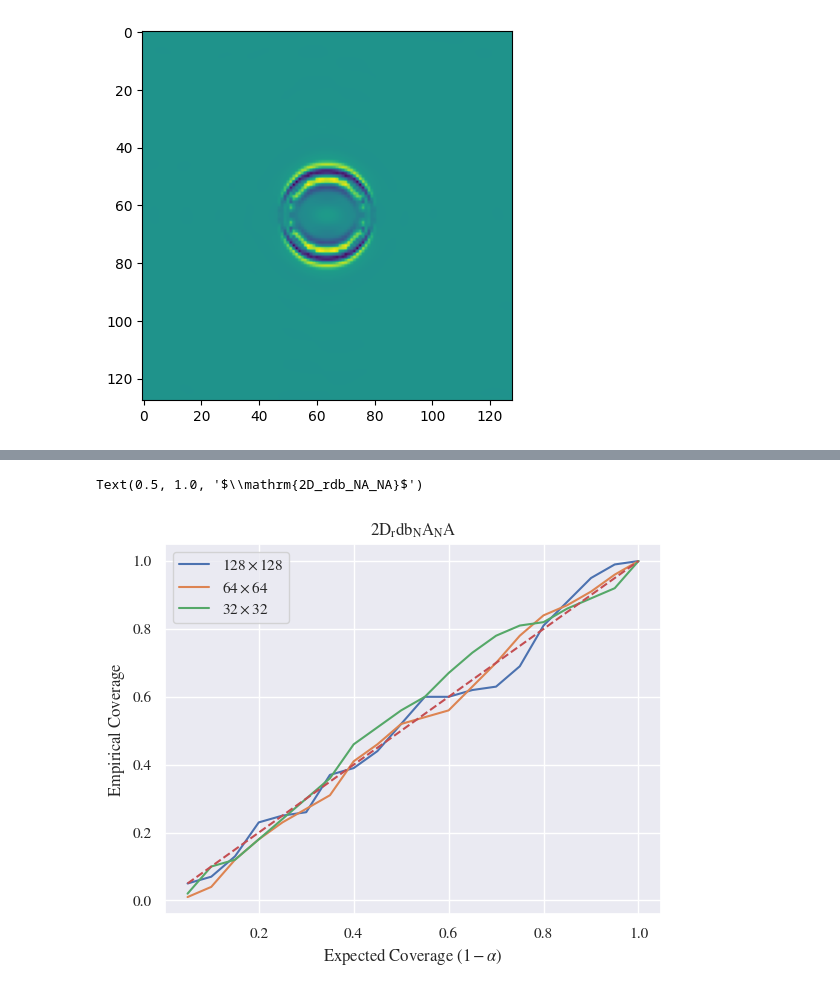
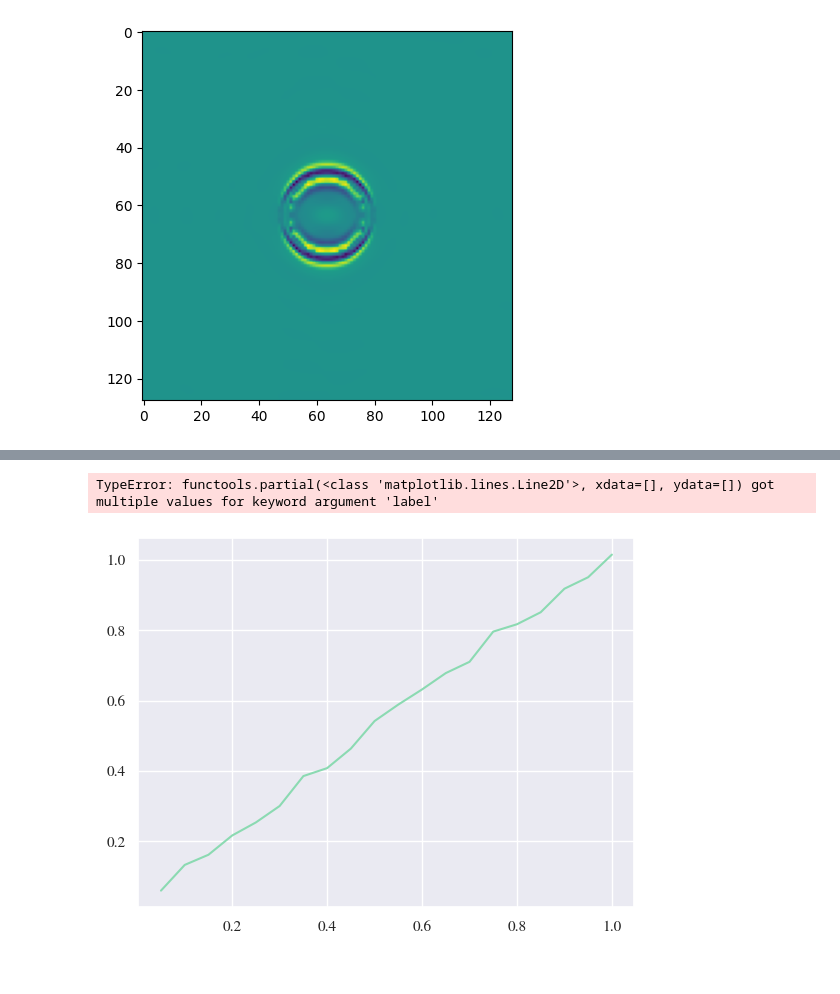
Before and after one commit to yashpatel5400/fpo, a Jupyter notebook: calibrate.ipynb, the cells around one changed output, grey strips where cells are left out. Drawn from its saved outputs; the diff is of its cells as text; code cells hidden in the pictures.

Commit message:
Small plotting changes

```diff
--- a/calibrate.ipynb
+++ b/calibrate.ipynb
@@ -128,3 +128,6 @@ plt.imshow(grad_xx)
 sns.set_theme()
 plt.rcParams['mathtext.fontset'] = 'stix'
 plt.rcParams['font.family'] = 'STIXGeneral'
+# %%
+alphas = np.arange(0, 1, 0.05)
+fake_cov = 1 - alphas + 0.01 * np.random.random(alphas.shape)
@@ -131,18 +151,14 @@ plt.rcParams['font.family'] = 'STIXGeneral'
 # %%
-scores_per_res = [scores[0][:300], scores[1][300:600], scores[2][600:]]
-for res_scores, resolution in zip(scores_per_res, [r"128\times 128", r"64\times 64", r"32\times 32"]):
-    cal_scores, test_scores = res_scores[:-100], res_scores[-100:]
+palette = sns.color_palette("mako_r", 6)
 
+for res, resolution in zip([128,64,32], [r"128\times 128", r"64\times 64", r"32\times 32"]):
     alphas = np.arange(0, 1, 0.05)
-    coverages = []
-    for alpha in alphas:
-        q = np.quantile(cal_scores, q = 1-alpha)
-        coverages.append(np.sum(test_scores < q) / len(test_scores))
-    sns.lineplot(x=(1-alphas), y=coverages, label="$\mathrm{" + resolution + "}$")
-sns.lineplot(x=(1-alphas), y=(1-alphas), linestyle='--')
+    fake_cov = 1 - alphas + 0.05 * np.random.random(alphas.shape)
+    sns.lineplot(x=(1-alphas), y=fake_cov, hue=res, label="$\mathrm{" + resolution + "}$", palette=palette)
+# sns.lineplot(x=(1-alphas), y=(1-alphas), linestyle='--')
 plt.xlabel(r"$\mathrm{Expected\ Coverage}\ (1-\alpha)$")
 plt.ylabel(r"$\mathrm{Empirical\ Coverage}$")
 plt.title(r"$\mathrm{" + pde_name + r"}$")
 # %% [output]
-Text(0.5, 1.0, '$\\mathrm{2D_rdb_NA_NA}$')
+TypeError: functools.partial(<class 'matplotlib.lines.Line2D'>, xdata=[], ydata=[]) got multiple values for keyword argument 'label'
-[figure, old version]
+[figure, new version]
```
Also changed, not shown: parts of 2 cells of this notebook, 1 other file.
